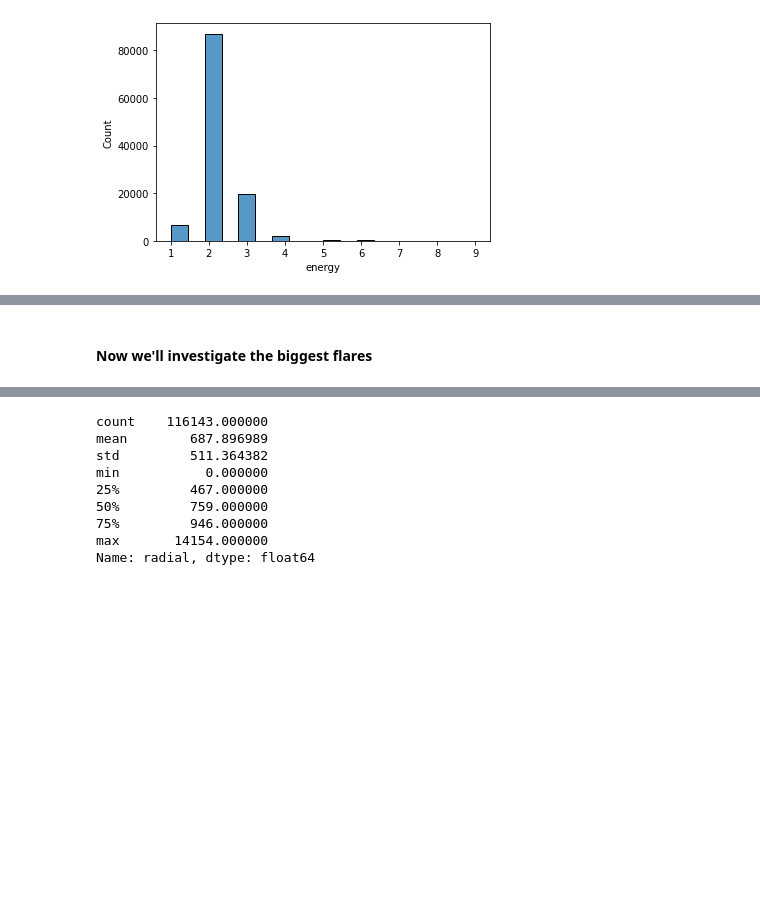
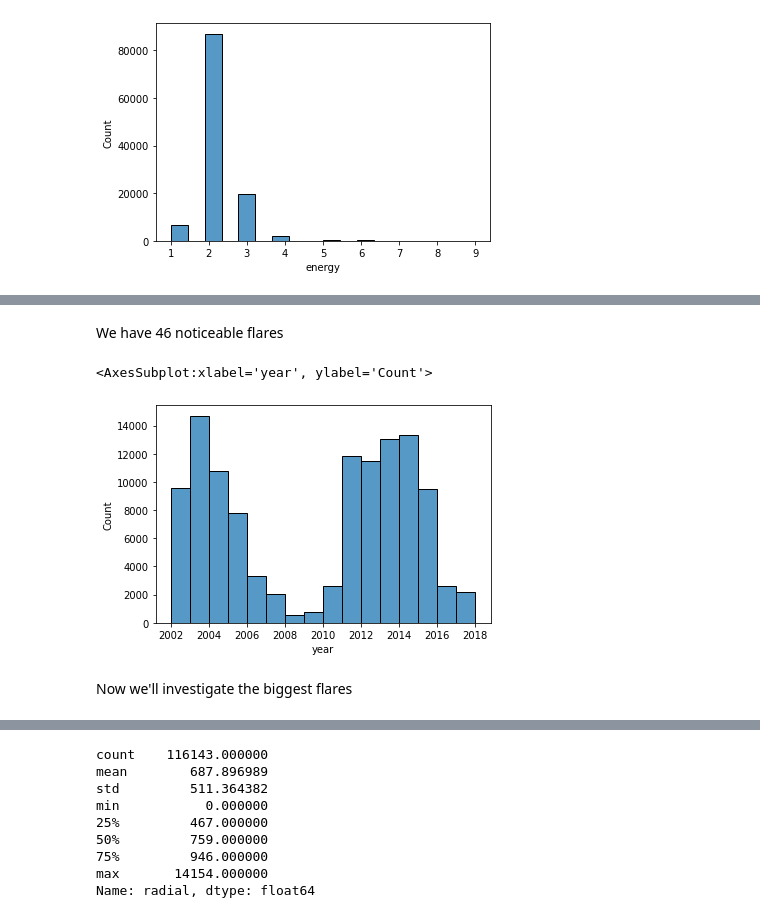
Before and after one commit to GBernard314/supreme-lamp, a Jupyter notebook: solar_flares.ipynb, the cells around one changed output, grey strips where cells are left out. Saved outputs shown, nothing was run; the diff lists cells and outputs as text; code cells hidden in the pictures; blank space fills up the shorter version.

```diff
--- a/solar_flares.ipynb
+++ b/solar_flares.ipynb
@@ -133,6 +137,10 @@ df = df.rename(columns={"start.date": "s_date",
                         "flag.5": "f5"})
 
 # Formating s_date to Datetime object
+df['s_date_full'] = df["s_date"] + ' ' + df["s_time"]
+df['s_date_full'] = pd.to_datetime(df['s_date_full'], format='%Y-%m-%d %H:%M:%S')
+
+# df['s_date_full'] = df['s_date_full'].apply(lambda x: x.value)
 df['s_date'] = pd.to_datetime(df['s_date'], format='%Y-%m-%d')
 df.head()
 # %% [output]
@@ -160,6 +168,8 @@ df.loc[df['energy'] == "300-800", 'energy'] = 7
 df.loc[df['energy'] == "800-7000", 'energy'] = 8
 df.loc[df['energy'] == "7000-20000", 'energy'] = 9
 
+df['energy'] = df['energy'].apply(lambda x: int(x)) # casting to int
+
 df.head()
 # %% [output]
 |  | flare | s_date | s_time | peak | end | duration | peak_count | total | energy | x | y | ... |
@@ -198,2 +227,13 @@ ValueError: The truth value of a Series is ambiguous. Use a.empty, a.bool(), a.i
+# %% [markdown]
+We have 46 noticeable flares
+# %%
+years = df['s_date'].dt.year
+df_2 = df
+df_2['year'] = years
+df_2.head()
+sns.histplot(df_2['year'], binwidth=1)
+# %% [output]
+<AxesSubplot:xlabel='year', ylabel='Count'>
+[figure, added]
 # %% [markdown]
-#### Now we'll investigate the biggest flares
+Now we'll investigate the biggest flares
```
Also changed, not shown: parts of 29 cells of this notebook.
